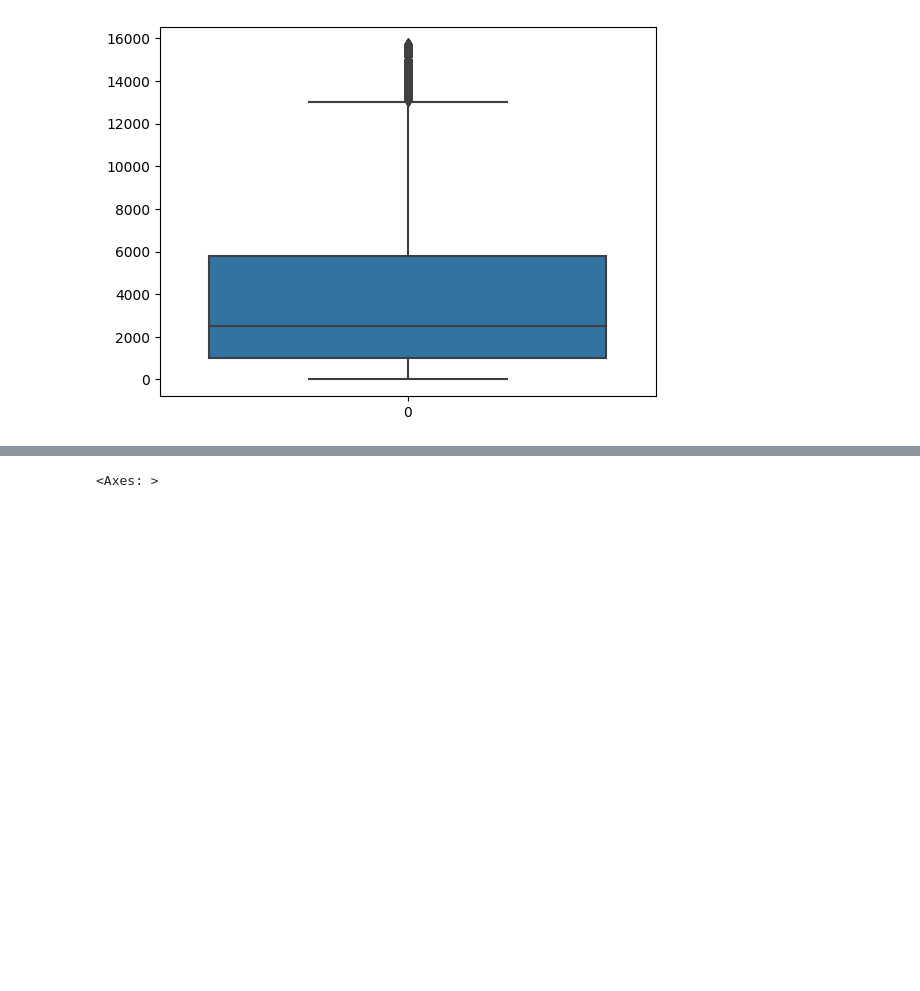
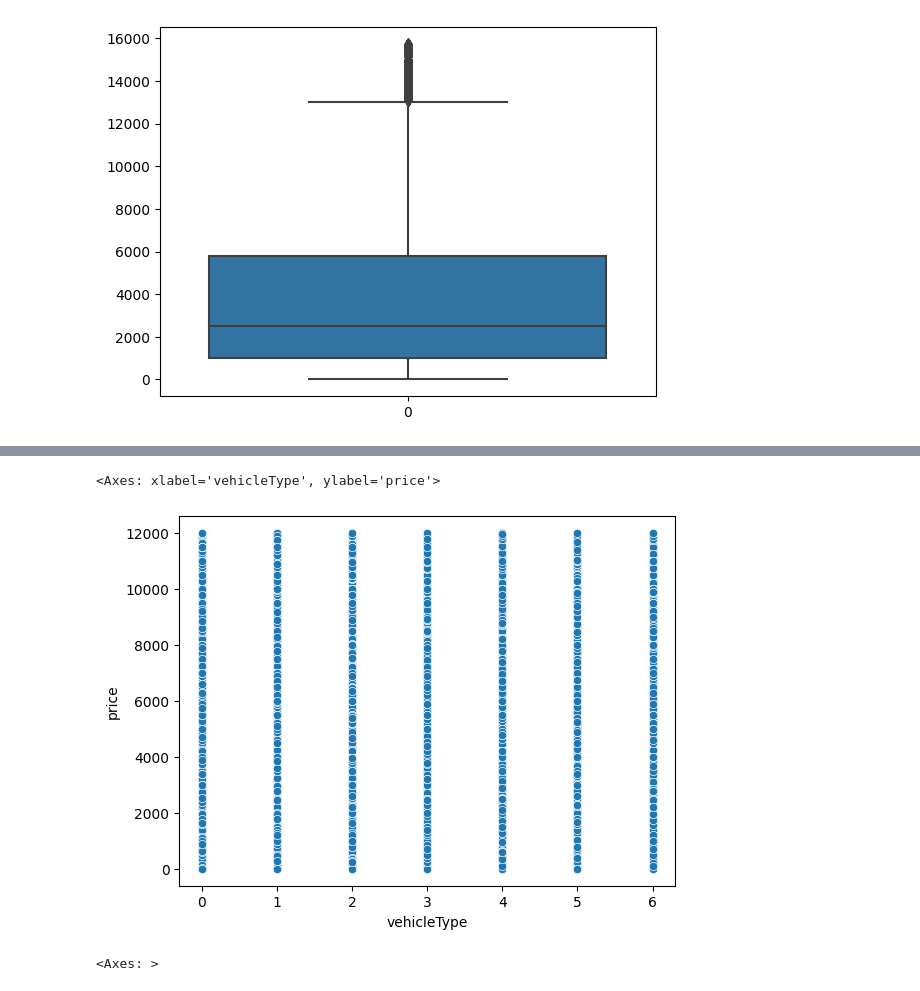
Before and after one commit to Supermjork/Much-Vroom, a Jupyter notebook: notebook/vroom.ipynb, the cells around one changed output, grey strips where cells are left out. Cells and saved outputs as stored; diff of their text form; code cells hidden in the pictures; blank space fills up the shorter version.

```diff
--- a/notebook/vroom.ipynb
+++ b/notebook/vroom.ipynb
@@ -422,3 +427,8 @@ sns.boxplot(selected_data['price'].values)
+# %%
+sns.scatterplot(selected_data, x = 'vehicleType', y = 'price')
+# %% [output]
+<Axes: xlabel='vehicleType', ylabel='price'>
+[figure, added]
 # %%
 # Filtering Horsepower (PferdeStärke)
 sns.boxplot(selected_data['powerPS'])
```
Also changed, not shown: parts of 8 cells of this notebook.
